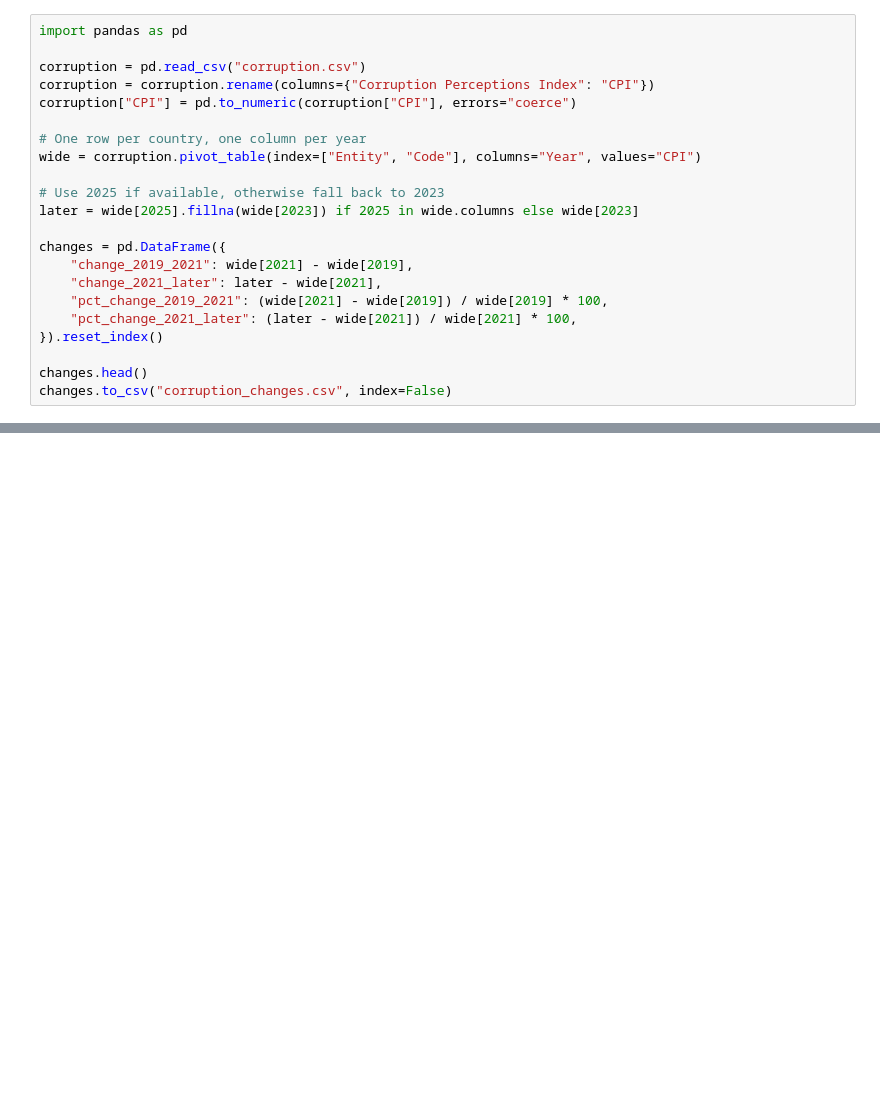
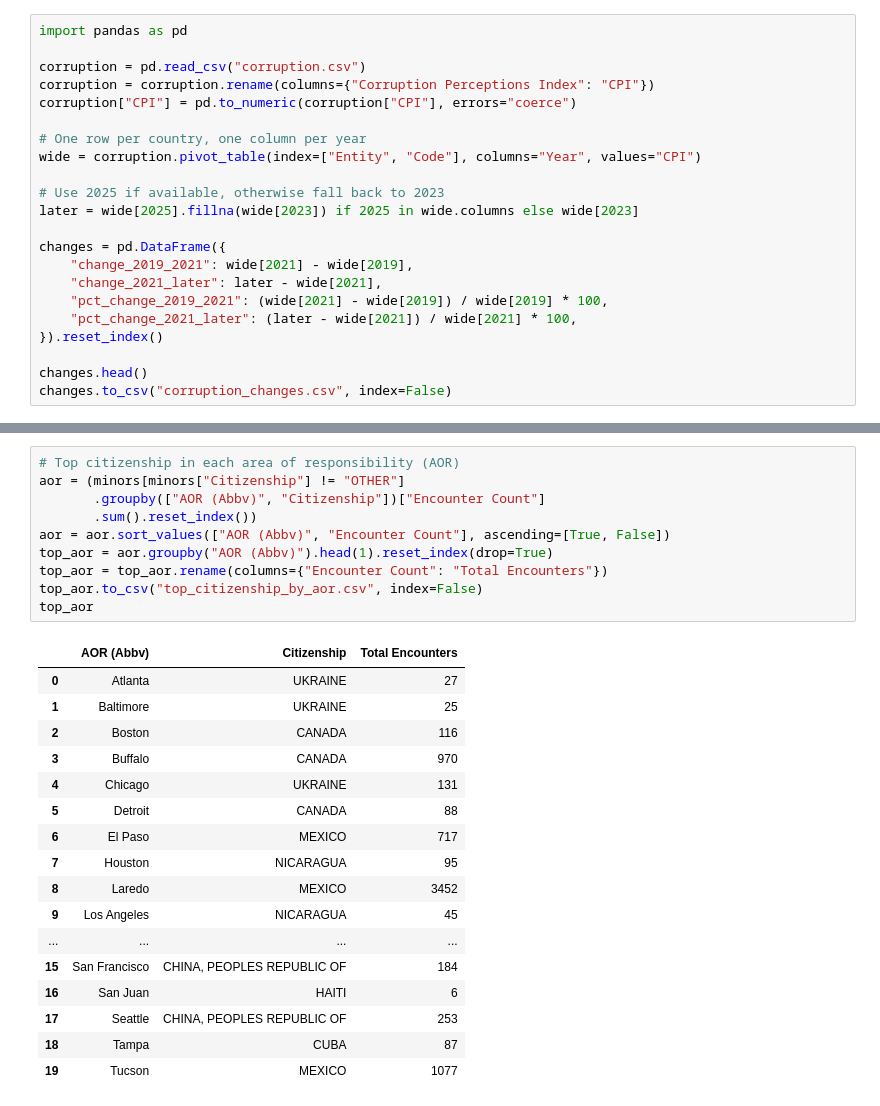
Before and after one commit to daisyzhang2024/DATA227-HW6, a Jupyter notebook: HW_6.ipynb, the cells around one changed output, grey strips where cells are left out. Drawn from its saved outputs; the diff is of its cells as text; blank space fills up the shorter version.

```diff
--- a/HW_6.ipynb
+++ b/HW_6.ipynb
@@ -30,0 +91,28 @@ changes.to_csv("corruption_changes.csv", index=False)
+# %%
+# Top citizenship in each area of responsibility (AOR)
+aor = (minors[minors["Citizenship"] != "OTHER"]
+       .groupby(["AOR (Abbv)", "Citizenship"])["Encounter Count"]
+       .sum().reset_index())
+aor = aor.sort_values(["AOR (Abbv)", "Encounter Count"], ascending=[True, False])
+top_aor = aor.groupby("AOR (Abbv)").head(1).reset_index(drop=True)
+top_aor = top_aor.rename(columns={"Encounter Count": "Total Encounters"})
+top_aor.to_csv("top_citizenship_by_aor.csv", index=False)
+top_aor
+# %% [output]
+|  | AOR (Abbv) | Citizenship | Total Encounters |
+| 0 | Atlanta | UKRAINE | 27 |
+| 1 | Baltimore | UKRAINE | 25 |
+| 2 | Boston | CANADA | 116 |
+| 3 | Buffalo | CANADA | 970 |
+| 4 | Chicago | UKRAINE | 131 |
+| 5 | Detroit | CANADA | 88 |
+| 6 | El Paso | MEXICO | 717 |
+| 7 | Houston | NICARAGUA | 95 |
+| 8 | Laredo | MEXICO | 3452 |
+| 9 | Los Angeles | NICARAGUA | 45 |
+| ... | ... | ... | ... |
+| 15 | San Francisco | CHINA, PEOPLES REPUBLIC OF | 184 |
+| 16 | San Juan | HAITI | 6 |
+| 17 | Seattle | CHINA, PEOPLES REPUBLIC OF | 253 |
+| 18 | Tampa | CUBA | 87 |
+| 19 | Tucson | MEXICO | 1077 |
```
Also changed, not shown: parts of 7 cells of this notebook, 5 other files.
